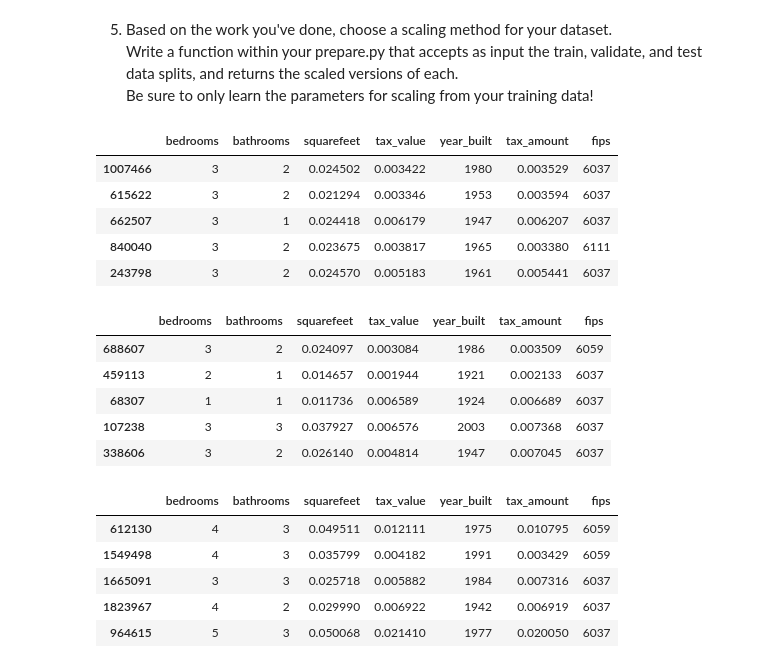
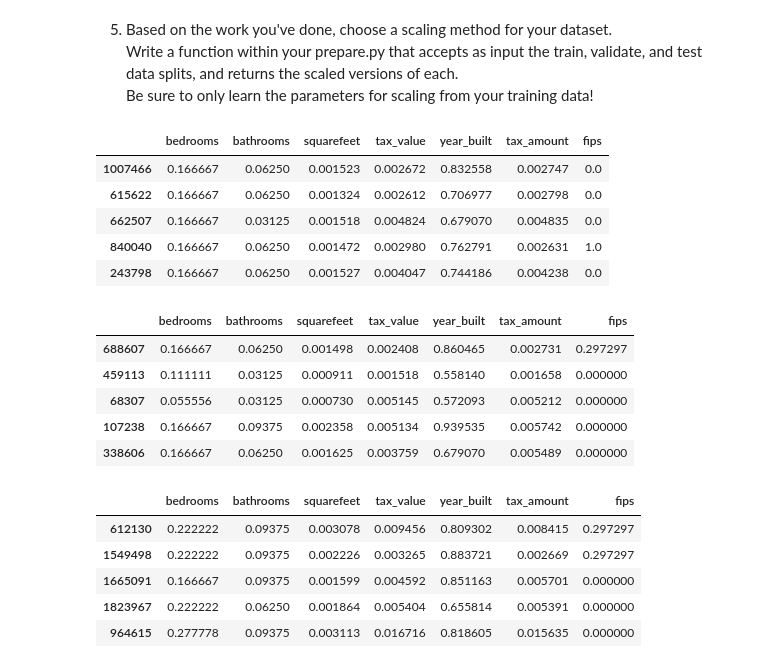
Before and after one commit to TheodoreQuansah/regression-exercises, a Jupyter notebook: scaling.ipynb, the cells around one changed output. Saved outputs shown, nothing was run; the diff lists cells and outputs as text; code cells hidden in the pictures.

```diff
--- a/scaling.ipynb
+++ b/scaling.ipynb
@@ -172,30 +173,31 @@ quantiletransformer(train=train)
 train, val, test = train_val_test(df)
 # %%
-train, val, test = scale(train=train, val=val, test=test)
+#calling the scale_data function with the minmax scale
+train_scaled, val_scaled, test_scaled = scale_data(train, val, test, scaler_type='minmax')
 # %%
-train.head()
+train_scaled.head()
 # %% [output]
 |  | bedrooms | bathrooms | squarefeet | tax_value | year_built | tax_amount | fips |
-| 1007466 | 3 | 2 | 0.024502 | 0.003422 | 1980 | 0.003529 | 6037 |
-| 615622 | 3 | 2 | 0.021294 | 0.003346 | 1953 | 0.003594 | 6037 |
-| 662507 | 3 | 1 | 0.024418 | 0.006179 | 1947 | 0.006207 | 6037 |
-| 840040 | 3 | 2 | 0.023675 | 0.003817 | 1965 | 0.003380 | 6111 |
-| 243798 | 3 | 2 | 0.024570 | 0.005183 | 1961 | 0.005441 | 6037 |
+| 1007466 | 0.166667 | 0.06250 | 0.001523 | 0.002672 | 0.832558 | 0.002747 | 0.0 |
+| 615622 | 0.166667 | 0.06250 | 0.001324 | 0.002612 | 0.706977 | 0.002798 | 0.0 |
+| 662507 | 0.166667 | 0.03125 | 0.001518 | 0.004824 | 0.679070 | 0.004835 | 0.0 |
+| 840040 | 0.166667 | 0.06250 | 0.001472 | 0.002980 | 0.762791 | 0.002631 | 1.0 |
+| 243798 | 0.166667 | 0.06250 | 0.001527 | 0.004047 | 0.744186 | 0.004238 | 0.0 |
 # %%
-val.head()
+val_scaled.head()
 # %% [output]
 |  | bedrooms | bathrooms | squarefeet | tax_value | year_built | tax_amount | fips |
-| 688607 | 3 | 2 | 0.024097 | 0.003084 | 1986 | 0.003509 | 6059 |
-| 459113 | 2 | 1 | 0.014657 | 0.001944 | 1921 | 0.002133 | 6037 |
-| 68307 | 1 | 1 | 0.011736 | 0.006589 | 1924 | 0.006689 | 6037 |
-| 107238 | 3 | 3 | 0.037927 | 0.006576 | 2003 | 0.007368 | 6037 |
-| 338606 | 3 | 2 | 0.026140 | 0.004814 | 1947 | 0.007045 | 6037 |
+| 688607 | 0.166667 | 0.06250 | 0.001498 | 0.002408 | 0.860465 | 0.002731 | 0.297297 |
+| 459113 | 0.111111 | 0.03125 | 0.000911 | 0.001518 | 0.558140 | 0.001658 | 0.000000 |
+| 68307 | 0.055556 | 0.03125 | 0.000730 | 0.005145 | 0.572093 | 0.005212 | 0.000000 |
+| 107238 | 0.166667 | 0.09375 | 0.002358 | 0.005134 | 0.939535 | 0.005742 | 0.000000 |
+| 338606 | 0.166667 | 0.06250 | 0.001625 | 0.003759 | 0.679070 | 0.005489 | 0.000000 |
 # %%
-test.head()
+test_scaled.head()
 # %% [output]
 |  | bedrooms | bathrooms | squarefeet | tax_value | year_built | tax_amount | fips |
-| 612130 | 4 | 3 | 0.049511 | 0.012111 | 1975 | 0.010795 | 6059 |
-| 1549498 | 4 | 3 | 0.035799 | 0.004182 | 1991 | 0.003429 | 6059 |
-| 1665091 | 3 | 3 | 0.025718 | 0.005882 | 1984 | 0.007316 | 6037 |
-| 1823967 | 4 | 2 | 0.029990 | 0.006922 | 1942 | 0.006919 | 6037 |
-| 964615 | 5 | 3 | 0.050068 | 0.021410 | 1977 | 0.020050 | 6037 |
+| 612130 | 0.222222 | 0.09375 | 0.003078 | 0.009456 | 0.809302 | 0.008415 | 0.297297 |
+| 1549498 | 0.222222 | 0.09375 | 0.002226 | 0.003265 | 0.883721 | 0.002669 | 0.297297 |
+| 1665091 | 0.166667 | 0.09375 | 0.001599 | 0.004592 | 0.851163 | 0.005701 | 0.000000 |
+| 1823967 | 0.222222 | 0.06250 | 0.001864 | 0.005404 | 0.655814 | 0.005391 | 0.000000 |
+| 964615 | 0.277778 | 0.09375 | 0.003113 | 0.016716 | 0.818605 | 0.015635 | 0.000000 |
```
Also changed, not shown: parts of 6 cells of this notebook, 1 other file.
